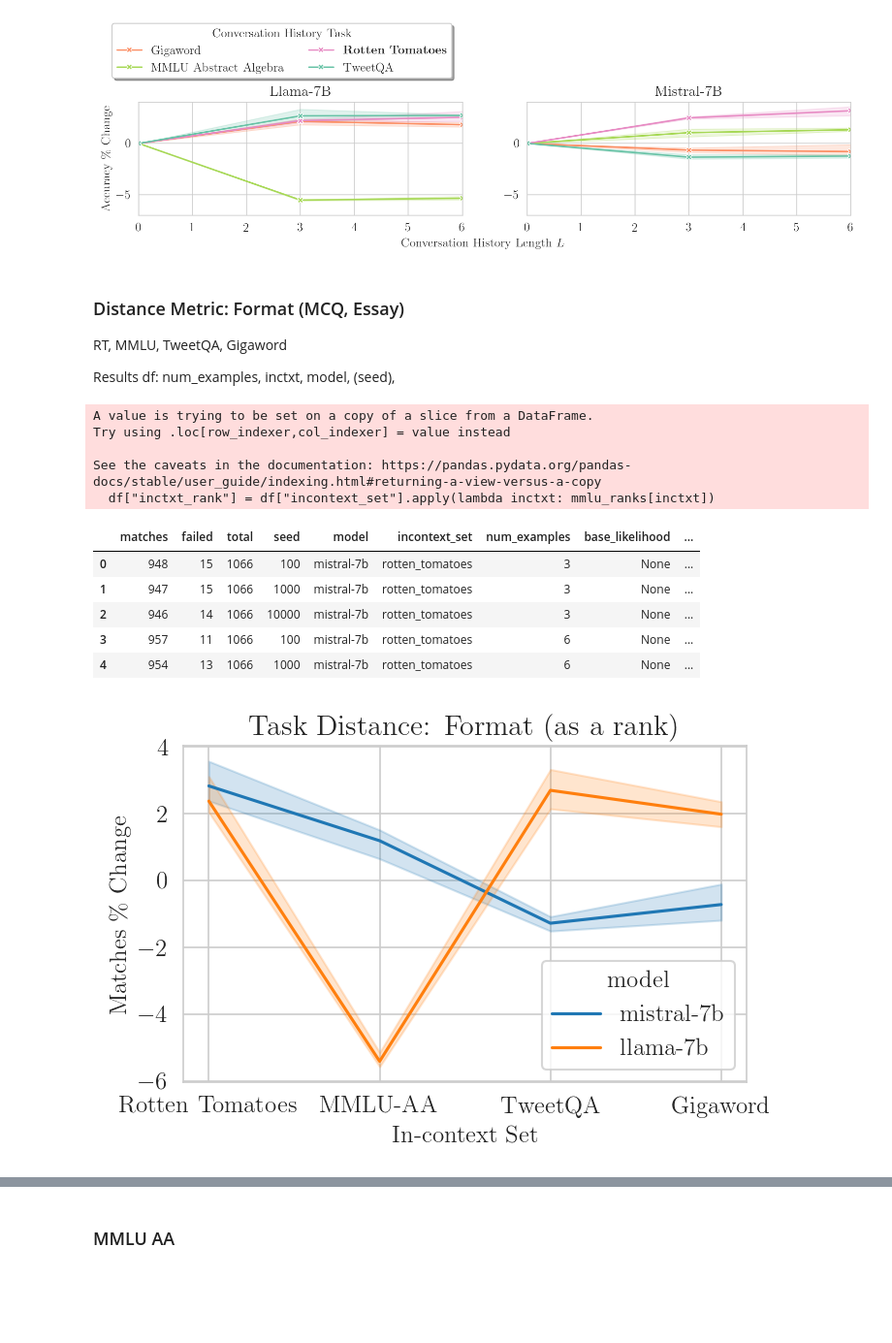
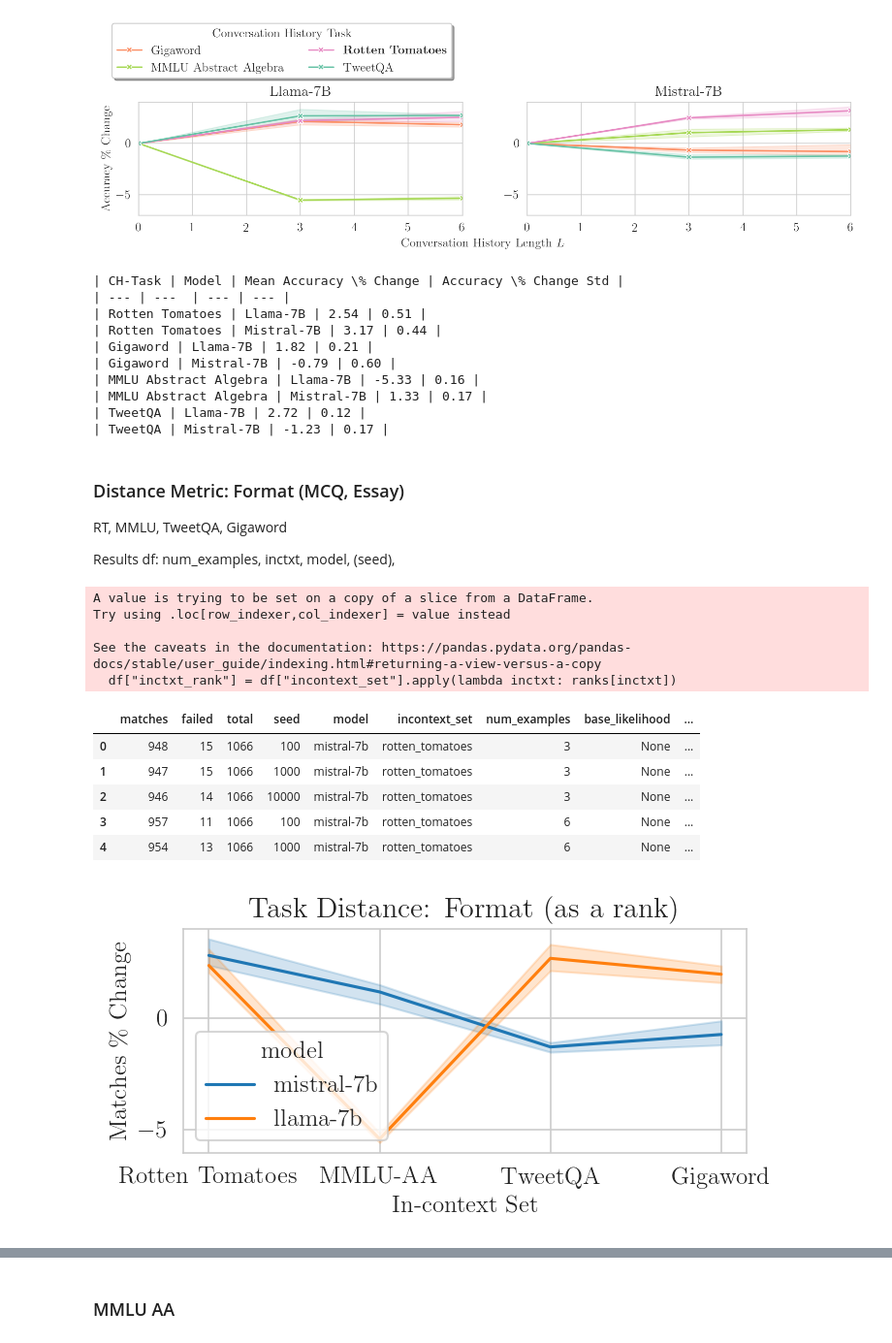
Before and after one commit to ivaxi0s/llm-task-switch, a Jupyter notebook: results/plot_seeds.ipynb, the cells around one changed output, grey strips where cells are left out. Shown at 97% size. Cells and saved outputs as stored; diff of their text form; code cells hidden in the pictures; blank space fills up the shorter version.

```diff
--- a/results/plot_seeds.ipynb
+++ b/results/plot_seeds.ipynb
@@ -252,7 +345,7 @@ rt_reference_data = rt.load_test_reference()
 rt_results = get_results_for_evalset(
     "rotten_tomatoes",
     rt_reference_data,
-    use_cached=True,
+    use_cached=False,
     iterative=True,
     seed=True,
 )
@@ -304,6 +380,19 @@ plot_df_metrics_per_model(
 )
 # %% [output]
 [figure]
+# %%
+print(results_markdown_table(df, [label], "rotten_tomatoes"))
+# %% [output]
+| CH-Task | Model | Mean Accuracy \% Change | Accuracy \% Change Std |
+| --- | ---  | --- | --- |
+| Rotten Tomatoes | Llama-7B | 2.54 | 0.51 |
+| Rotten Tomatoes | Mistral-7B | 3.17 | 0.44 |
+| Gigaword | Llama-7B | 1.82 | 0.21 |
+| Gigaword | Mistral-7B | -0.79 | 0.60 |
+| MMLU Abstract Algebra | Llama-7B | -5.33 | 0.16 |
+| MMLU Abstract Algebra | Mistral-7B | 1.33 | 0.17 |
+| TweetQA | Llama-7B | 2.72 | 0.12 |
+| TweetQA | Mistral-7B | -1.23 | 0.17 |
 # %% [markdown]
 ### Distance Metric: Format (MCQ, Essay)
 
@@ -312,27 +401,24 @@ RT, MMLU, TweetQA, Gigaword
 Results df: num_examples, inctxt, model, (seed),
 # %%
 df = rt_results_df
-
-df["acc"] = df["matches"] / df["total"]
-df = df_metric_pct_change(df, "acc")
 
 # remove num_examples == 0
 df = df[df["num_examples"] > 0]
 
-mmlu_ranks = {
+ranks = {
   "rotten_tomatoes": 1,
   "mmluaa": 2,
   "tweetqa": 3,
   "gigaword": 4,
 }
-df["inctxt_rank"] = df["incontext_set"].apply(lambda inctxt: mmlu_ranks[inctxt])
+df["inctxt_rank"] = df["incontext_set"].apply(lambda inctxt: ranks[inctxt])
 df.head()
 # %% [output]
 A value is trying to be set on a copy of a slice from a DataFrame.
 Try using .loc[row_indexer,col_indexer] = value instead
 
 See the caveats in the documentation: https://pandas.pydata.org/pandas-docs/stable/user_guide/indexing.html#returning-a-view-versus-a-copy
-  df["inctxt_rank"] = df["incontext_set"].apply(lambda inctxt: mmlu_ranks[inctxt])
+  df["inctxt_rank"] = df["incontext_set"].apply(lambda inctxt: ranks[inctxt])
 |  | matches | failed | total | seed | model | incontext_set | num_examples | base_likelihood | ... |
 | 0 | 948 | 15 | 1066 | 100 | mistral-7b | rotten_tomatoes | 3 | None | ... |
 | 1 | 947 | 15 | 1066 | 1000 | mistral-7b | rotten_tomatoes | 3 | None | ... |
@@ -341,22 +427,22 @@ See the caveats in the documentation: https://pandas.pydata.org/pandas-docs/stab
 | 4 | 954 | 13 | 1066 | 1000 | mistral-7b | rotten_tomatoes | 6 | None | ... |
 # %%
 # plot rank against matches_pct_change
-fig, ax = plt.subplots(figsize=(5, 3))
+fig, ax = plt.subplots(figsize=(5, 2))
 sns.lineplot(
     data=df,
     x="inctxt_rank",
     y="acc_pct_change",
     hue="model",
     ax=ax,
     errorbar=("pi", 100),
 )
 ax.set_xticks([1, 2, 3, 4])
 ax.set_xticklabels(["Rotten Tomatoes", "MMLU-AA", "TweetQA", "Gigaword"])
 # rotate xlabels
 # plt.xticks(rotation=10)
 ax.set_xlabel("In-context Set")
 ax.set_ylabel(r"Matches \% Change")
 ax.set_title("Task Distance: Format (as a rank)")
 plt.show()
 # %% [output]
-[figure, old version]
+[figure, new version]
```
Also changed, not shown: parts of 24 cells of this notebook, 1 other file.
